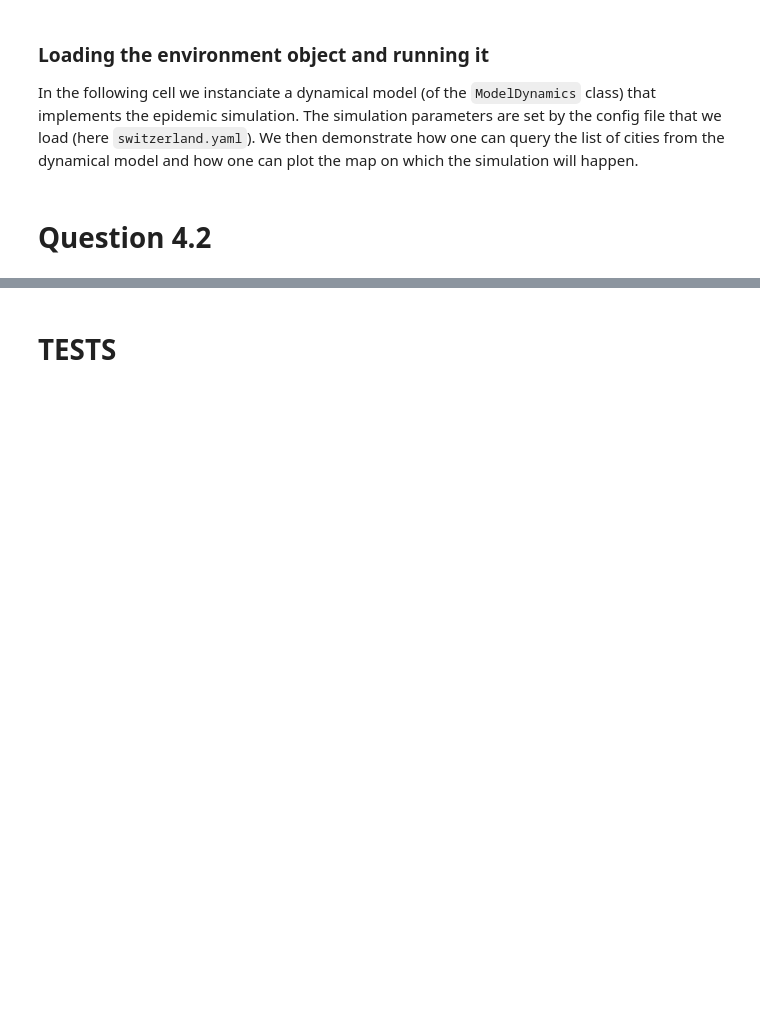
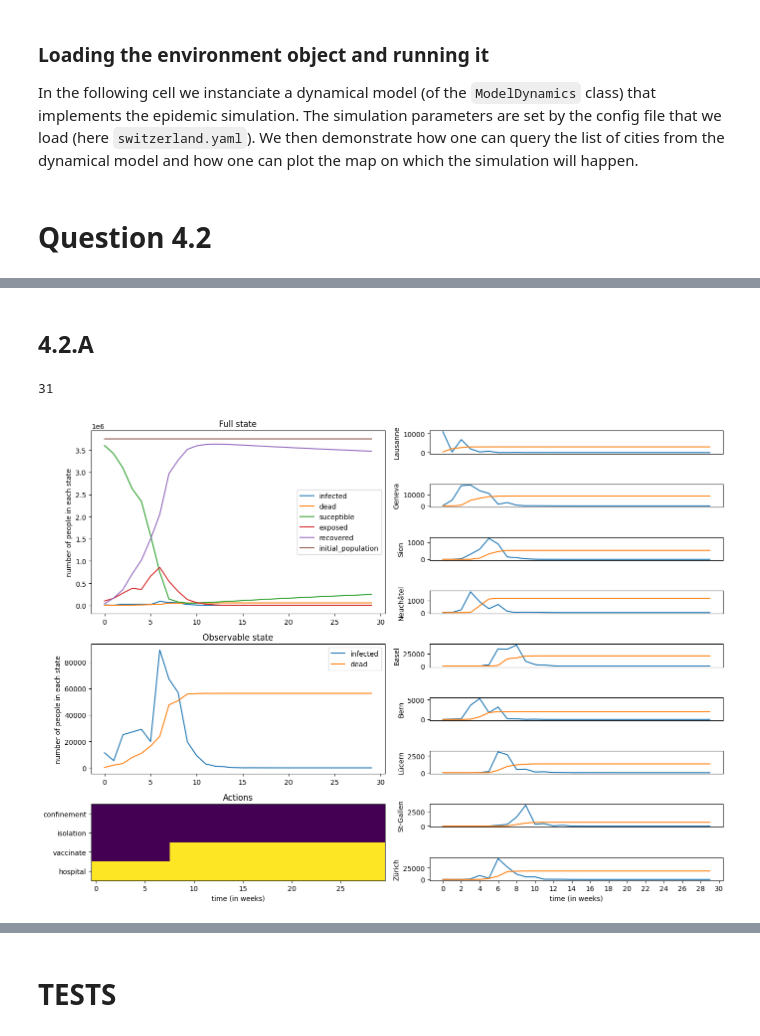
Before and after one commit to tuturta/Miniproject_DQN, a Jupyter notebook: Arthur_4_2.ipynb, the cells around one changed output, grey strips where cells are left out. Saved outputs shown, nothing was run; the diff lists cells and outputs as text; code cells hidden in the pictures; blank space fills up the shorter version.

Commit message:
5 and figures

```diff
--- a/Arthur_4_2.ipynb
+++ b/Arthur_4_2.ipynb
@@ -337,0 +369,50 @@ Maximum cumulative rewards: 62.777305603027344, corresponding to 154 days of con
+# %% [markdown]
+## 4.2.A
+# %%
+""" Parse a random log """
+idx = random.randint(0,N_EPISODES_EVAL)
+print(idx)
+log_random = log_eval['info'][idx]
+total = {p:np.array([getattr(l.total,p) for l in log_random]) for p in dyn.parameters}
+cities = {c:{p:np.array([getattr(l.city[c],p) for l in log_random]) for p in dyn.parameters} for c in dyn.cities}
+actions = {a:np.array([l.action[a] for l in log_random]) for a in log_random[0].action.keys()}
+# %% [output]
+31
+# %%
+from matplotlib.ticker import MultipleLocator
+
+fig = plt.figure(figsize=(14,10))
+ax_leftstate = plt.subplot2grid(shape=(9, 2), loc=(0, 0), rowspan=4)
+ax_leftobs = plt.subplot2grid(shape=(9, 2), loc=(4, 0), rowspan=3)
+ax_leftactions = plt.subplot2grid(shape=(9, 2), loc=(7, 0), rowspan=2)
+ax_right = [plt.subplot2grid(shape=(9, 2), loc=(0, 1), colspan=1)]
+ax_right += [plt.subplot2grid(shape=(9, 2), loc=(i, 1), colspan=1) for i in range(1,9)]
+ax_right = {k:ax_right[_id] for _id,k in enumerate(cities.keys())}
+
+[ax_leftstate.plot(y) for y in total.values()]
+ax_leftstate.legend(total.keys())
+ax_leftstate.set_title('Full state')
+ax_leftstate.set_ylabel('number of people in each state')
+
+[ax_leftobs.plot(total[y]) for y in ['infected','dead']]
+ax_leftobs.legend(['infected','dead'])
+ax_leftobs.set_title('Observable state')
+ax_leftobs.set_ylabel('number of people in each state')
+
+ax_leftactions.imshow(np.array([v for v in actions.values()]).astype(np.uint8),aspect='auto')
+ax_leftactions.set_title('Actions')
+ax_leftactions.set_yticks([0,1,2,3])
+ax_leftactions.set_yticklabels(list(actions.keys()))
+ax_leftactions.set_xlabel('time (in weeks)')
+
+[ax.plot(cities[c]['infected']) for c, ax in ax_right.items()]
+[ax.plot(cities[c]['dead']) for c, ax in ax_right.items()]
+[ax.set_ylabel(c) for c, ax in ax_right.items()]
+[ax.xaxis.set_major_locator(plt.NullLocator()) for c, ax in ax_right.items()]
+ax_right['Zürich'].set_xlabel('time (in weeks)')
+ax_right['Zürich'].xaxis.set_major_locator(MultipleLocator(2.000))
+
+fig.tight_layout()
+plt.show()
+# %% [output]
+[figure, added]
```
Also changed, not shown: parts of 16 cells of this notebook, 1 other file.
